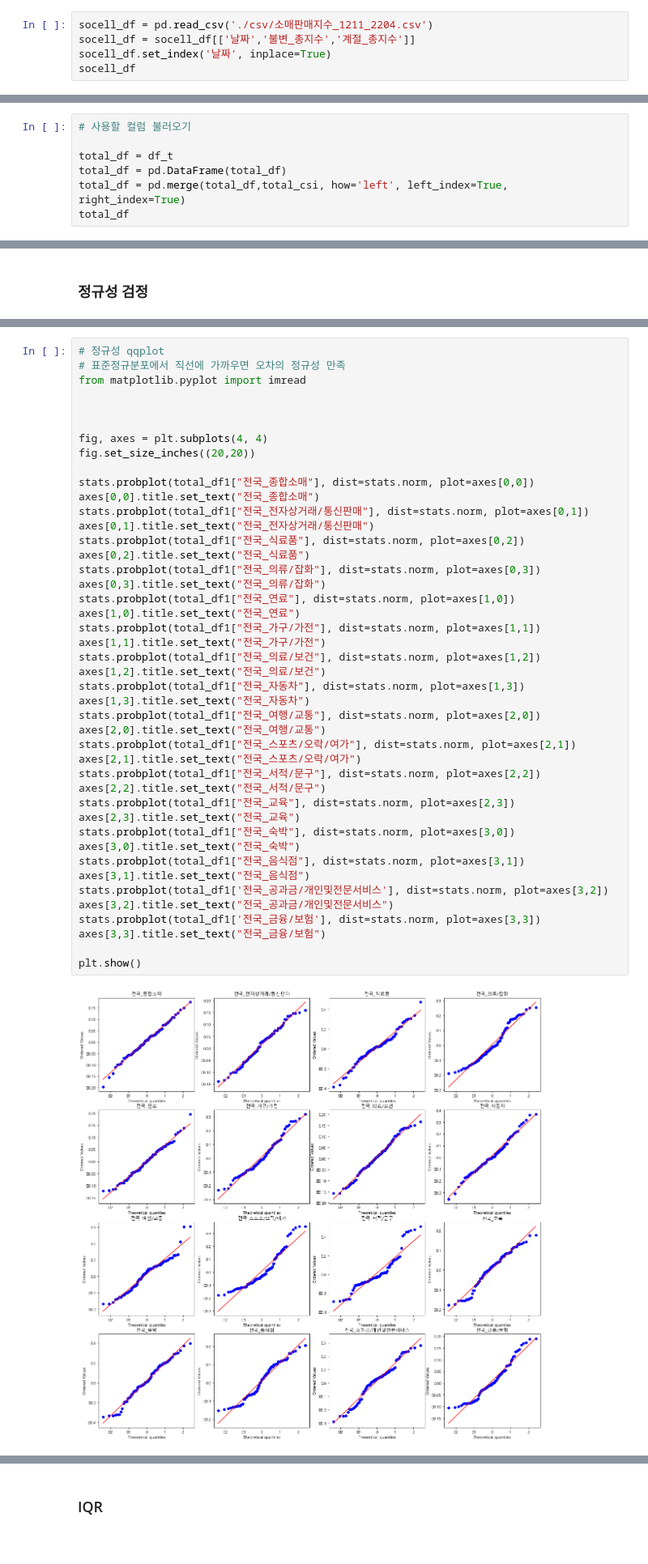
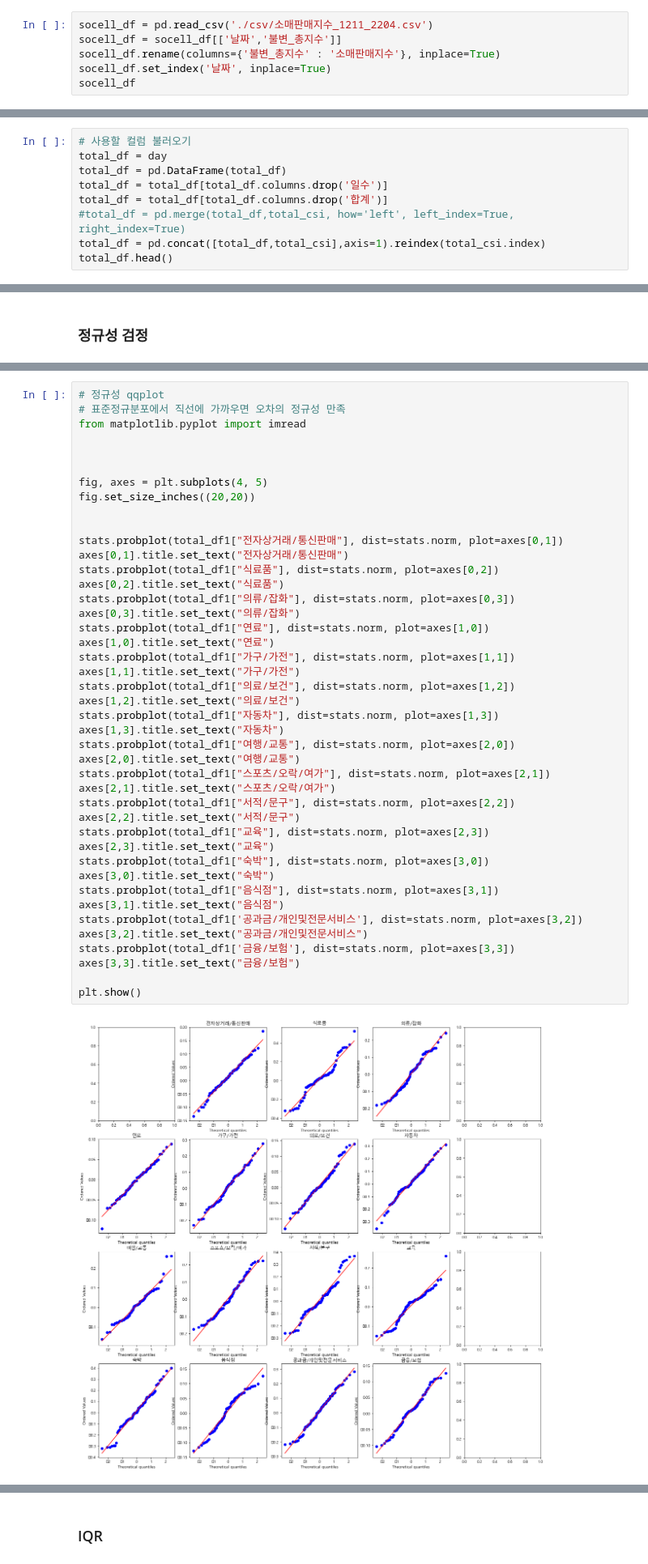
Before and after one commit to KJH3024/test, a Jupyter notebook: 프로젝트1/전국_카드.ipynb, the cells around one changed output, grey strips where cells are left out. Shown at 81% size. Drawn from its saved outputs; the diff is of its cells as text.

```diff
--- a/프로젝트1/전국_카드.ipynb
+++ b/프로젝트1/전국_카드.ipynb
@@ -207,7 +245,8 @@ interest_rates_df
 ### 소매판매지수 불러오기
 # %%
 socell_df = pd.read_csv('./csv/소매판매지수_1211_2204.csv')
-socell_df = socell_df[['날짜','불변_총지수','계절_총지수']]
+socell_df = socell_df[['날짜','불변_총지수']]
+socell_df.rename(columns={'불변_총지수' : '소매판매지수'}, inplace=True)
 socell_df.set_index('날짜', inplace=True)
 socell_df
 # %% [output]
@@ -258,9 +294,11 @@ socell_df = socell_df.iloc[:-28]
 ### 상관관계
 # %%
 # 사용할 컬럼 불러오기
-
-total_df = df_t
+total_df = day
 total_df = pd.DataFrame(total_df)
-total_df = pd.merge(total_df,total_csi, how='left', left_index=True, right_index=True)
-total_df
+total_df = total_df[total_df.columns.drop('일수')]
+total_df = total_df[total_df.columns.drop('합계')]
+#total_df = pd.merge(total_df,total_csi, how='left', left_index=True, right_index=True)
+total_df = pd.concat([total_df,total_csi],axis=1).reindex(total_csi.index)
+total_df.head()
 # %% [output]
@@ -381,49 +424,48 @@ plt.show()
 # %%
 # 정규성 qqplot
 # 표준정규분포에서 직선에 가까우면 오차의 정규성 만족
 from matplotlib.pyplot import imread
 
 
 
-fig, axes = plt.subplots(4, 4)
+fig, axes = plt.subplots(4, 5)
 fig.set_size_inches((20,20))
 
-stats.probplot(total_df1["전국_종합소매"], dist=stats.norm, plot=axes[0,0])
-axes[0,0].title.set_text("전국_종합소매")
-stats.probplot(total_df1["전국_전자상거래/통신판매"], dist=stats.norm, plot=axes[0,1])
-axes[0,1].title.set_text("전국_전자상거래/통신판매")
-stats.probplot(total_df1["전국_식료품"], dist=stats.norm, plot=axes[0,2])
-axes[0,2].title.set_text("전국_식료품")
-stats.probplot(total_df1["전국_의류/잡화"], dist=stats.norm, plot=axes[0,3])
-axes[0,3].title.set_text("전국_의류/잡화")
-stats.probplot(total_df1["전국_연료"], dist=stats.norm, plot=axes[1,0])
-axes[1,0].title.set_text("전국_연료")
-stats.probplot(total_df1["전국_가구/가전"], dist=stats.norm, plot=axes[1,1])
-axes[1,1].title.set_text("전국_가구/가전")
-stats.probplot(total_df1["전국_의료/보건"], dist=stats.norm, plot=axes[1,2])
-axes[1,2].title.set_text("전국_의료/보건")
-stats.probplot(total_df1["전국_자동차"], dist=stats.norm, plot=axes[1,3])
-axes[1,3].title.set_text("전국_자동차")
-stats.probplot(total_df1["전국_여행/교통"], dist=stats.norm, plot=axes[2,0])
-axes[2,0].title.set_text("전국_여행/교통")
-stats.probplot(total_df1["전국_스포츠/오락/여가"], dist=stats.norm, plot=axes[2,1])
-axes[2,1].title.set_text("전국_스포츠/오락/여가")
-stats.probplot(total_df1["전국_서적/문구"], dist=stats.norm, plot=axes[2,2])
-axes[2,2].title.set_text("전국_서적/문구")
-stats.probplot(total_df1["전국_교육"], dist=stats.norm, plot=axes[2,3])
-axes[2,3].title.set_text("전국_교육")
-stats.probplot(total_df1["전국_숙박"], dist=stats.norm, plot=axes[3,0])
-axes[3,0].title.set_text("전국_숙박")
-stats.probplot(total_df1["전국_음식점"], dist=stats.norm, plot=axes[3,1])
-axes[3,1].title.set_text("전국_음식점")
-stats.probplot(total_df1['전국_공과금/개인및전문서비스'], dist=stats.norm, plot=axes[3,2])
-axes[3,2].title.set_text("전국_공과금/개인및전문서비스")
-stats.probplot(total_df1['전국_금융/보험'], dist=stats.norm, plot=axes[3,3])
-axes[3,3].title.set_text("전국_금융/보험")
+
+stats.probplot(total_df1["전자상거래/통신판매"], dist=stats.norm, plot=axes[0,1])
+axes[0,1].title.set_text("전자상거래/통신판매")
+stats.probplot(total_df1["식료품"], dist=stats.norm, plot=axes[0,2])
+axes[0,2].title.set_text("식료품")
+stats.probplot(total_df1["의류/잡화"], dist=stats.norm, plot=axes[0,3])
+axes[0,3].title.set_text("의류/잡화")
+stats.probplot(total_df1["연료"], dist=stats.norm, plot=axes[1,0])
+axes[1,0].title.set_text("연료")
+stats.probplot(total_df1["가구/가전"], dist=stats.norm, plot=axes[1,1])
+axes[1,1].title.set_text("가구/가전")
+stats.probplot(total_df1["의료/보건"], dist=stats.norm, plot=axes[1,2])
+axes[1,2].title.set_text("의료/보건")
+stats.probplot(total_df1["자동차"], dist=stats.norm, plot=axes[1,3])
+axes[1,3].title.set_text("자동차")
+stats.probplot(total_df1["여행/교통"], dist=stats.norm, plot=axes[2,0])
+axes[2,0].title.set_text("여행/교통")
+stats.probplot(total_df1["스포츠/오락/여가"], dist=stats.norm, plot=axes[2,1])
+axes[2,1].title.set_text("스포츠/오락/여가")
+stats.probplot(total_df1["서적/문구"], dist=stats.norm, plot=axes[2,2])
+axes[2,2].title.set_text("서적/문구")
+stats.probplot(total_df1["교육"], dist=stats.norm, plot=axes[2,3])
+axes[2,3].title.set_text("교육")
+stats.probplot(total_df1["숙박"], dist=stats.norm, plot=axes[3,0])
+axes[3,0].title.set_text("숙박")
+stats.probplot(total_df1["음식점"], dist=stats.norm, plot=axes[3,1])
+axes[3,1].title.set_text("음식점")
+stats.probplot(total_df1['공과금/개인및전문서비스'], dist=stats.norm, plot=axes[3,2])
+axes[3,2].title.set_text("공과금/개인및전문서비스")
+stats.probplot(total_df1['금융/보험'], dist=stats.norm, plot=axes[3,3])
+axes[3,3].title.set_text("금융/보험")
 
 plt.show()
 # %% [output]
-[figure, old version]
+[figure, new version]
 # %%
 # 이상치 박스플롯
 from matplotlib.pyplot import imread
```
Also changed, not shown: parts of 28 cells of this notebook.
